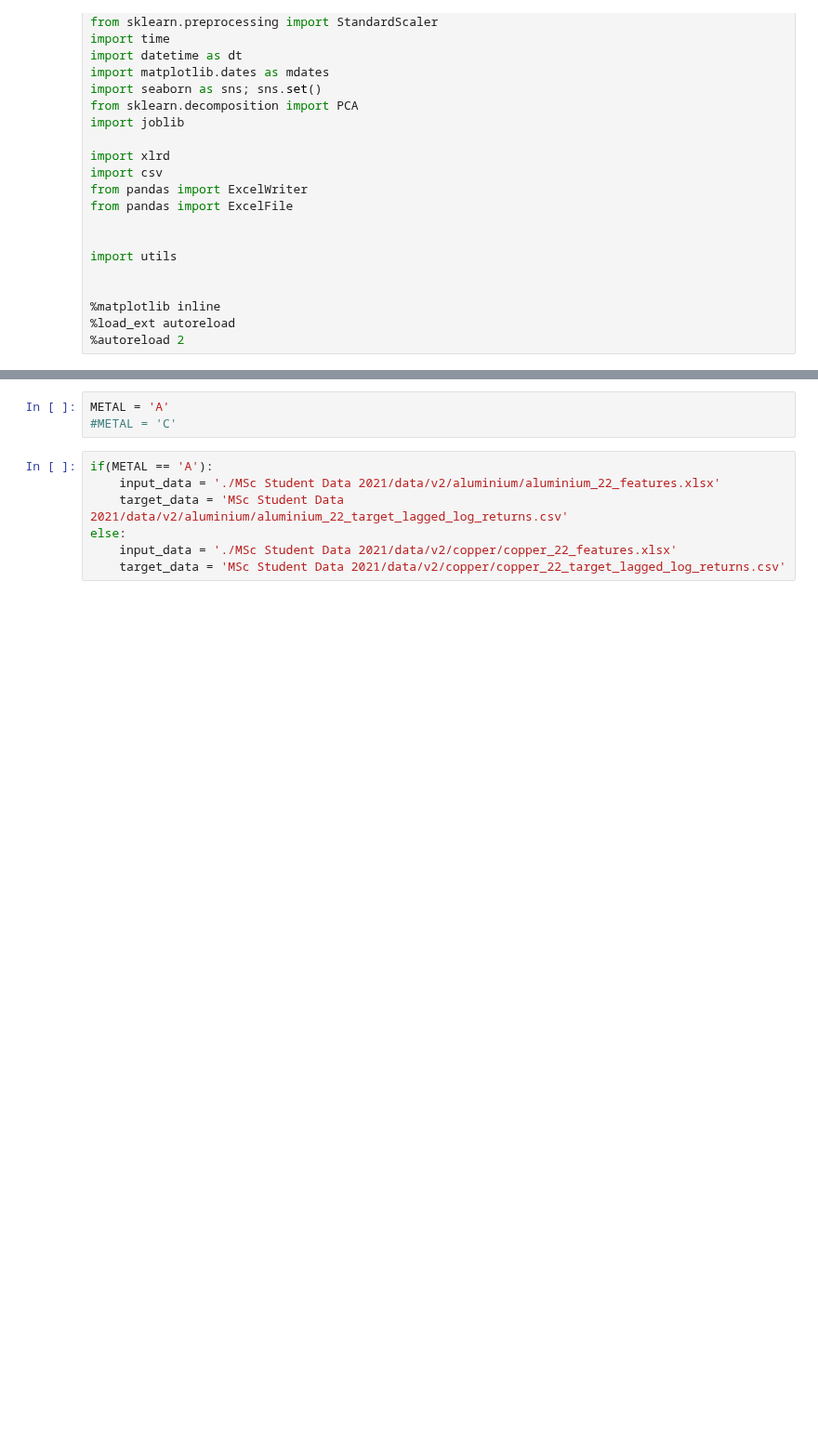
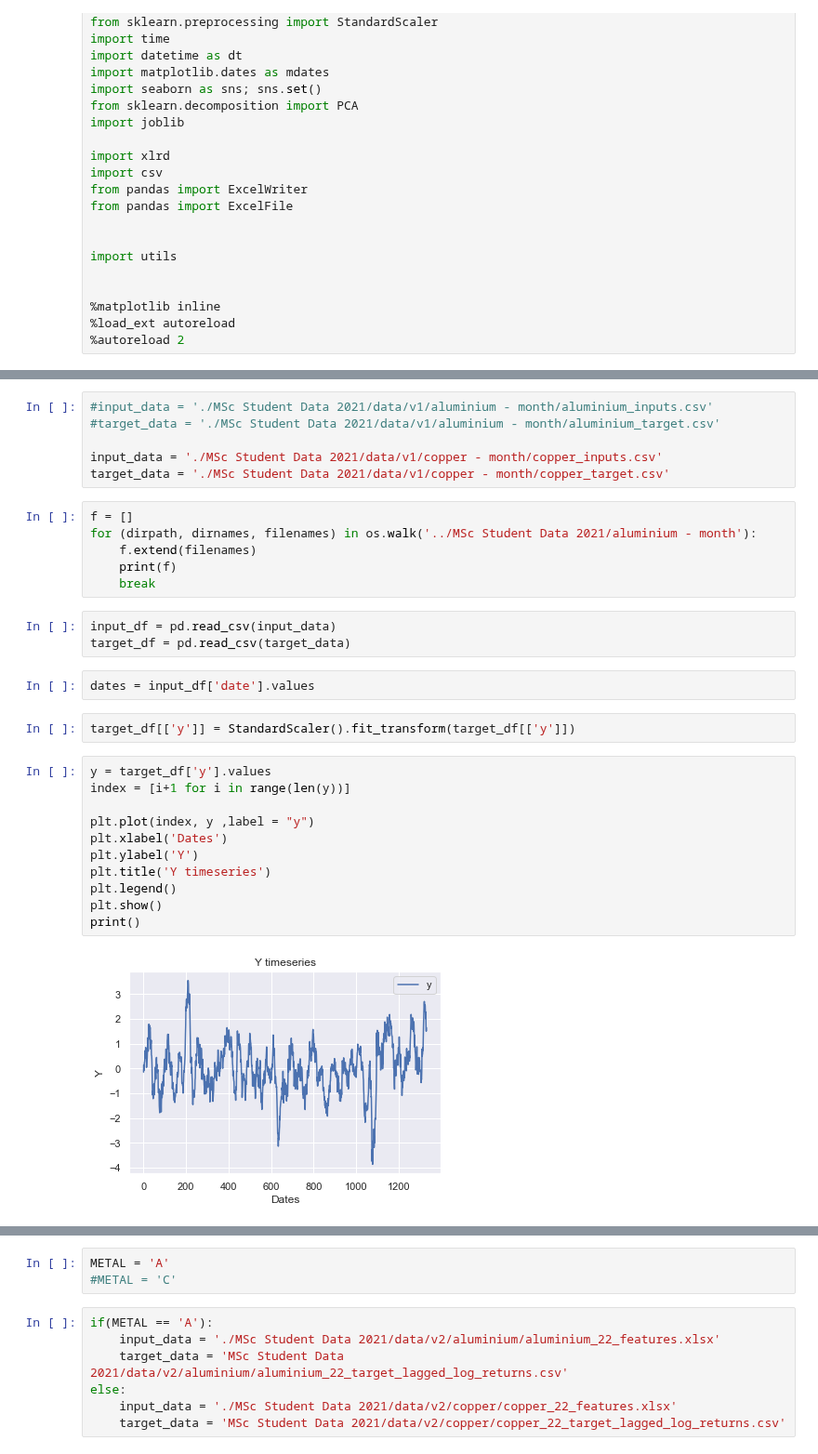
Before and after one commit to apof/Master-Thesis-----Deep-Kernel-Learning-and-Neural-Processes--combining-GPs-with-DL, a Jupyter notebook: Data Preprocessing_Visualisations.ipynb, the cells around one changed output, grey strips where cells are left out. Shown at 93% size. Cells and saved outputs as stored; diff of their text form; blank space fills up the shorter version.

```diff
--- a/Data Preprocessing_Visualisations.ipynb
+++ b/Data Preprocessing_Visualisations.ipynb
@@ -29,0 +85,32 @@ import utils
+# %%
+#input_data = './MSc Student Data 2021/data/v1/aluminium - month/aluminium_inputs.csv'
+#target_data = './MSc Student Data 2021/data/v1/aluminium - month/aluminium_target.csv'
+
+input_data = './MSc Student Data 2021/data/v1/copper - month/copper_inputs.csv'
+target_data = './MSc Student Data 2021/data/v1/copper - month/copper_target.csv'
+# %%
+f = []
+for (dirpath, dirnames, filenames) in os.walk('../MSc Student Data 2021/aluminium - month'):
+    f.extend(filenames)
+    print(f)
+    break
+# %%
+input_df = pd.read_csv(input_data)
+target_df = pd.read_csv(target_data)
+# %%
+dates = input_df['date'].values
+# %%
+target_df[['y']] = StandardScaler().fit_transform(target_df[['y']])
+# %%
+y = target_df['y'].values
+index = [i+1 for i in range(len(y))]
+
+plt.plot(index, y ,label = "y")
+plt.xlabel('Dates')
+plt.ylabel('Y')
+plt.title('Y timeseries')
+plt.legend()
+plt.show()
+print()
+# %% [output]
+[figure, added]
```
Also changed, not shown: parts of 11 cells of this notebook.
